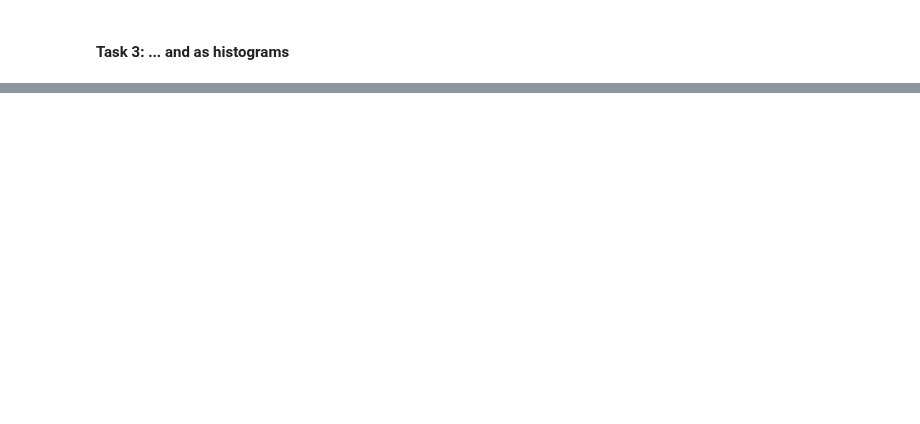
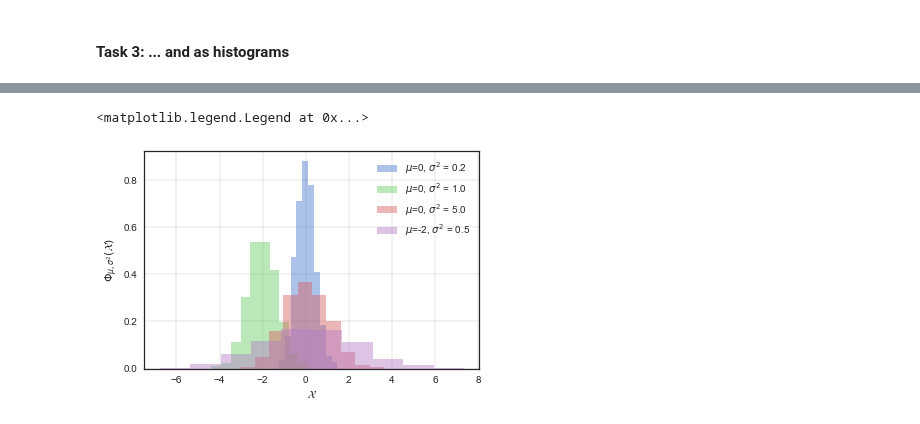
Before and after one commit to TrisKast/DataScience-Bioinformatics, a Jupyter notebook: notebooks/Day1_Visualization.ipynb, the cells around one changed output, grey strips where cells are left out. Drawn from its saved outputs; the diff is of its cells as text; code cells hidden in the pictures; blank space fills up the shorter version.

```diff
--- a/notebooks/Day1_Visualization.ipynb
+++ b/notebooks/Day1_Visualization.ipynb
@@ -119,0 +117,22 @@ NameError: name 'tips' is not defined
+# %%
+# add axis instance
+ax = plt.figure().add_subplot(1,1,1)
+
+# set background grid
+ax.grid(color='grey', linestyle='-', linewidth=0.2)
+
+# set axis labels
+ax.set_xlabel('$\mathcal{X}$')
+ax.set_ylabel('$\Phi_{\mu,\sigma^2}(\mathcal{X})$')
+
+# x-axis
+x = np.arange(-5, 5, 0.01)
+
+for col in df:
+    plt.hist(df[col], alpha=0.45, normed=True)
+
+# create legend string
+plt.legend(['$\mu$=0, $σ^2$ = 0.2', '$\mu$=0, $σ^2$ = 1.0', '$\mu$=0, $σ^2$ = 5.0', '$\mu$=-2, $σ^2$ = 0.5'])
+# %% [output]
+<matplotlib.legend.Legend at 0x...>
+[figure, added]
```
Also changed, not shown: parts of 2 cells of this notebook.
